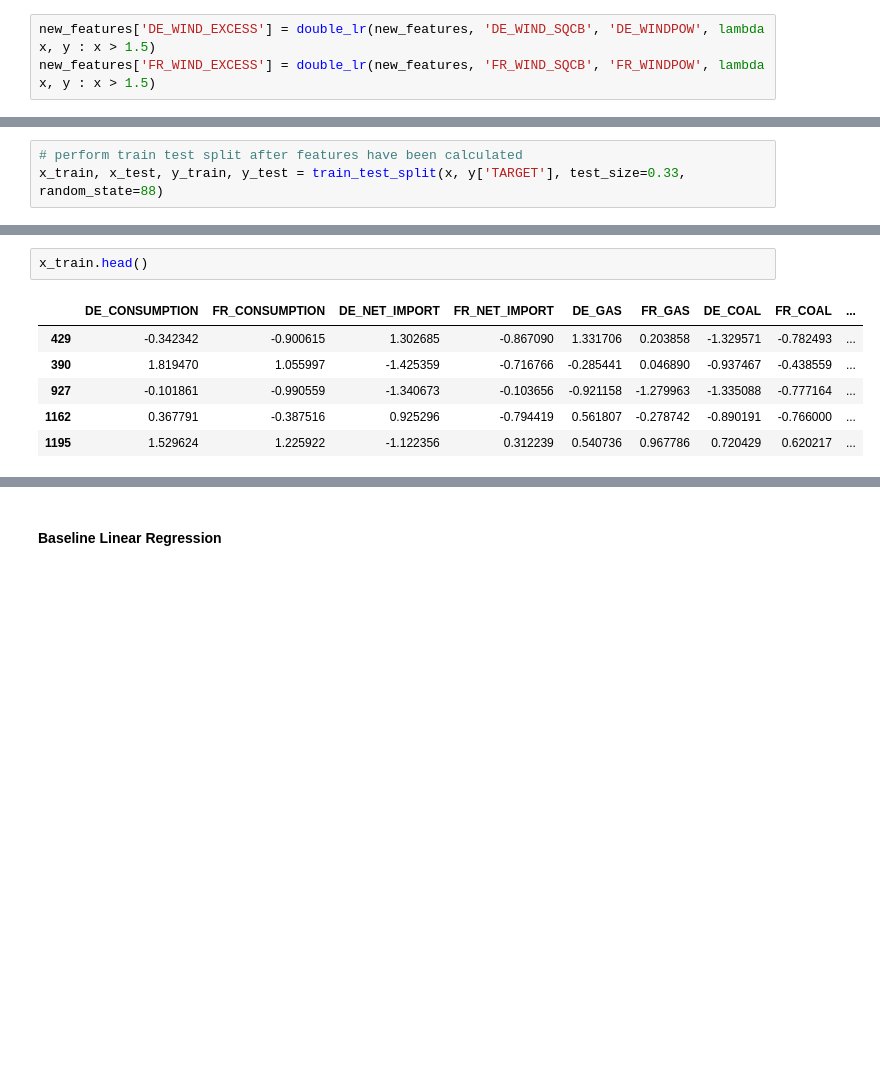
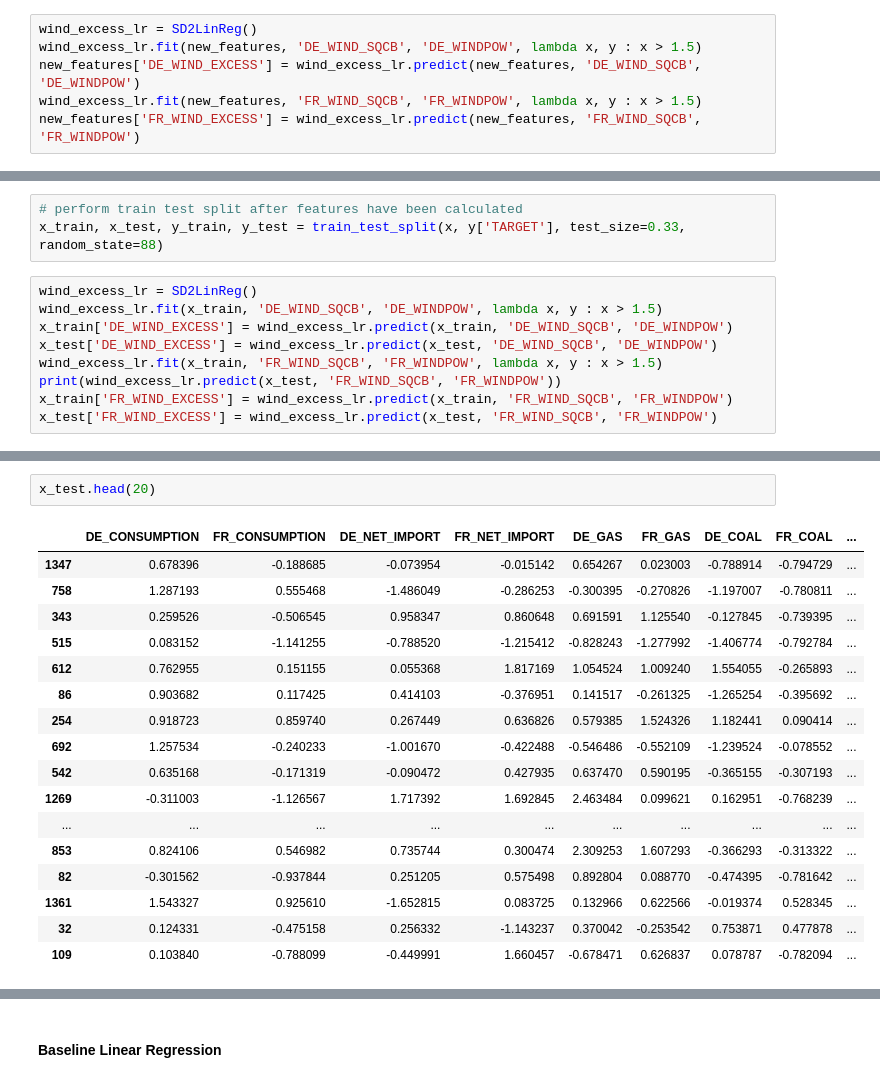
Before and after one commit to 0xandrewdu/qrt_energy, a Jupyter notebook: main.ipynb, the cells around one changed output, grey strips where cells are left out. Drawn from its saved outputs; the diff is of its cells as text; blank space fills up the shorter version.

```diff
--- a/main.ipynb
+++ b/main.ipynb
@@ -357,4 +374,7 @@ def double_lr(d, x, y, f):
 # %%
-new_features['DE_WIND_EXCESS'] = double_lr(new_features, 'DE_WIND_SQCB', 'DE_WINDPOW', lambda x, y : x > 1.5)
-new_features['FR_WIND_EXCESS'] = double_lr(new_features, 'FR_WIND_SQCB', 'FR_WINDPOW', lambda x, y : x > 1.5)
+wind_excess_lr = SD2LinReg()
+wind_excess_lr.fit(new_features, 'DE_WIND_SQCB', 'DE_WINDPOW', lambda x, y : x > 1.5)
+new_features['DE_WIND_EXCESS'] = wind_excess_lr.predict(new_features, 'DE_WIND_SQCB', 'DE_WINDPOW')
+wind_excess_lr.fit(new_features, 'FR_WIND_SQCB', 'FR_WINDPOW', lambda x, y : x > 1.5)
+new_features['FR_WIND_EXCESS'] = wind_excess_lr.predict(new_features, 'FR_WIND_SQCB', 'FR_WINDPOW')
 # %%
@@ -396,3 +416,12 @@ x = new_features[['DE_CONSUMPTION', 'FR_CONSUMPTION', 'DE_NET_IMPORT', 'FR_NET_I
 # %%
 # perform train test split after features have been calculated
 x_train, x_test, y_train, y_test = train_test_split(x, y['TARGET'], test_size=0.33, random_state=88)
+# %%
+wind_excess_lr = SD2LinReg()
+wind_excess_lr.fit(x_train, 'DE_WIND_SQCB', 'DE_WINDPOW', lambda x, y : x > 1.5)
+x_train['DE_WIND_EXCESS'] = wind_excess_lr.predict(x_train, 'DE_WIND_SQCB', 'DE_WINDPOW')
+x_test['DE_WIND_EXCESS'] = wind_excess_lr.predict(x_test, 'DE_WIND_SQCB', 'DE_WINDPOW')
+wind_excess_lr.fit(x_train, 'FR_WIND_SQCB', 'FR_WINDPOW', lambda x, y : x > 1.5)
+print(wind_excess_lr.predict(x_test, 'FR_WIND_SQCB', 'FR_WINDPOW'))
+x_train['FR_WIND_EXCESS'] = wind_excess_lr.predict(x_train, 'FR_WIND_SQCB', 'FR_WINDPOW')
+x_test['FR_WIND_EXCESS'] = wind_excess_lr.predict(x_test, 'FR_WIND_SQCB', 'FR_WINDPOW')
@@ -399,9 +441,20 @@ x_train, x_test, y_train, y_test = train_test_split(x, y['TARGET'], test_size=0.
 # %%
-x_train.head()
+x_test.head(20)
 # %% [output]
 |  | DE_CONSUMPTION | FR_CONSUMPTION | DE_NET_IMPORT | FR_NET_IMPORT | DE_GAS | FR_GAS | DE_COAL | FR_COAL | ... |
-| 429 | -0.342342 | -0.900615 | 1.302685 | -0.867090 | 1.331706 | 0.203858 | -1.329571 | -0.782493 | ... |
-| 390 | 1.819470 | 1.055997 | -1.425359 | -0.716766 | -0.285441 | 0.046890 | -0.937467 | -0.438559 | ... |
-| 927 | -0.101861 | -0.990559 | -1.340673 | -0.103656 | -0.921158 | -1.279963 | -1.335088 | -0.777164 | ... |
-| 1162 | 0.367791 | -0.387516 | 0.925296 | -0.794419 | 0.561807 | -0.278742 | -0.890191 | -0.766000 | ... |
-| 1195 | 1.529624 | 1.225922 | -1.122356 | 0.312239 | 0.540736 | 0.967786 | 0.720429 | 0.620217 | ... |
+| 1347 | 0.678396 | -0.188685 | -0.073954 | -0.015142 | 0.654267 | 0.023003 | -0.788914 | -0.794729 | ... |
+| 758 | 1.287193 | 0.555468 | -1.486049 | -0.286253 | -0.300395 | -0.270826 | -1.197007 | -0.780811 | ... |
+| 343 | 0.259526 | -0.506545 | 0.958347 | 0.860648 | 0.691591 | 1.125540 | -0.127845 | -0.739395 | ... |
+| 515 | 0.083152 | -1.141255 | -0.788520 | -1.215412 | -0.828243 | -1.277992 | -1.406774 | -0.792784 | ... |
+| 612 | 0.762955 | 0.151155 | 0.055368 | 1.817169 | 1.054524 | 1.009240 | 1.554055 | -0.265893 | ... |
+| 86 | 0.903682 | 0.117425 | 0.414103 | -0.376951 | 0.141517 | -0.261325 | -1.265254 | -0.395692 | ... |
+| 254 | 0.918723 | 0.859740 | 0.267449 | 0.636826 | 0.579385 | 1.524326 | 1.182441 | 0.090414 | ... |
+| 692 | 1.257534 | -0.240233 | -1.001670 | -0.422488 | -0.546486 | -0.552109 | -1.239524 | -0.078552 | ... |
+| 542 | 0.635168 | -0.171319 | -0.090472 | 0.427935 | 0.637470 | 0.590195 | -0.365155 | -0.307193 | ... |
+| 1269 | -0.311003 | -1.126567 | 1.717392 | 1.692845 | 2.463484 | 0.099621 | 0.162951 | -0.768239 | ... |
+| ... | ... | ... | ... | ... | ... | ... | ... | ... | ... |
+| 853 | 0.824106 | 0.546982 | 0.735744 | 0.300474 | 2.309253 | 1.607293 | -0.366293 | -0.313322 | ... |
+| 82 | -0.301562 | -0.937844 | 0.251205 | 0.575498 | 0.892804 | 0.088770 | -0.474395 | -0.781642 | ... |
+| 1361 | 1.543327 | 0.925610 | -1.652815 | 0.083725 | 0.132966 | 0.622566 | -0.019374 | 0.528345 | ... |
+| 32 | 0.124331 | -0.475158 | 0.256332 | -1.143237 | 0.370042 | -0.253542 | 0.753871 | 0.477878 | ... |
+| 109 | 0.103840 | -0.788099 | -0.449991 | 1.660457 | -0.678471 | 0.626837 | 0.078787 | -0.782094 | ... |
```
Also changed, not shown: parts of 14 cells of this notebook.
